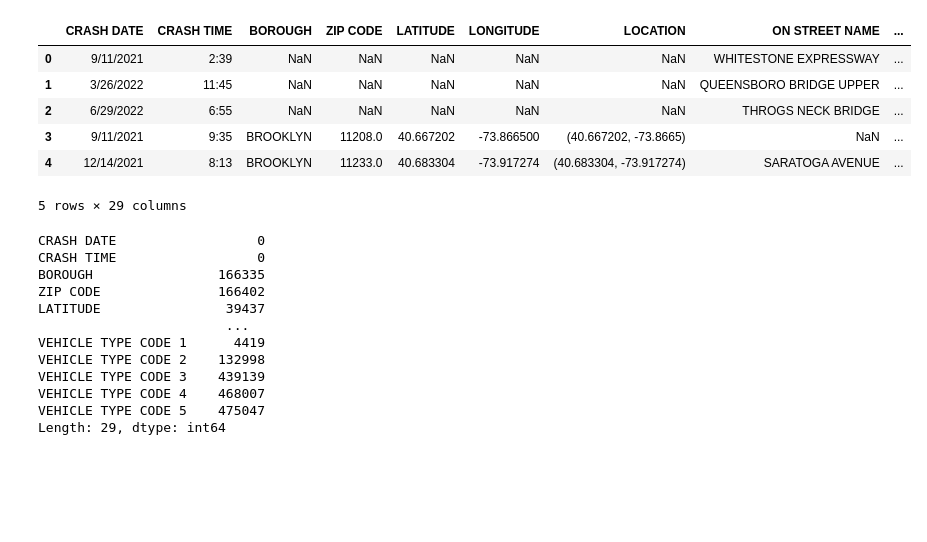
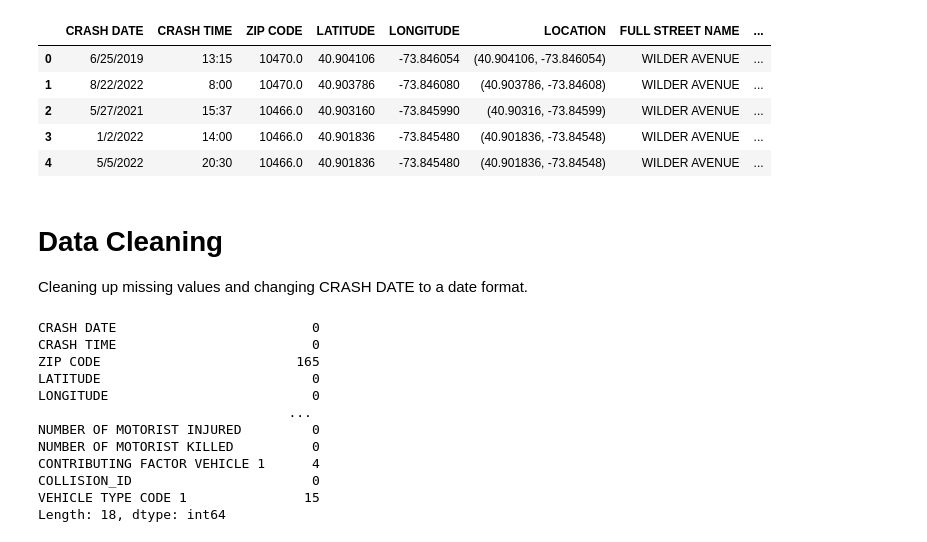
Before and after one commit to Austin-Gabriel/EDA-of-Accidents-in-NYC, a Jupyter notebook: PROJECT 2.EDA-of-Accidents-in-NYC.ipynb, the cells around one changed output. Drawn from its saved outputs; the diff is of its cells as text; code cells hidden in the pictures; blank space fills up the shorter version.

```diff
--- a/PROJECT 2.EDA-of-Accidents-in-NYC.ipynb
+++ b/PROJECT 2.EDA-of-Accidents-in-NYC.ipynb
@@ -9,30 +40,32 @@ import seaborn as sns
 
 import folium
 # %%
-df = pd.read_csv('Motor_Vehicle_Collisions_-_Crashes_20240504.csv')
+data = pd.read_csv('Motor_Vehicle_Collisions.csv')
 # %%
-df.head()
+data.head()
 # %% [output]
-|  | CRASH DATE | CRASH TIME | BOROUGH | ZIP CODE | LATITUDE | LONGITUDE | LOCATION | ON STREET NAME | ... |
-| 0 | 9/11/2021 | 2:39 | NaN | NaN | NaN | NaN | NaN | WHITESTONE EXPRESSWAY | ... |
-| 1 | 3/26/2022 | 11:45 | NaN | NaN | NaN | NaN | NaN | QUEENSBORO BRIDGE UPPER | ... |
-| 2 | 6/29/2022 | 6:55 | NaN | NaN | NaN | NaN | NaN | THROGS NECK BRIDGE | ... |
-| 3 | 9/11/2021 | 9:35 | BROOKLYN | 11208.0 | 40.667202 | -73.866500 | (40.667202, -73.8665) | NaN | ... |
-| 4 | 12/14/2021 | 8:13 | BROOKLYN | 11233.0 | 40.683304 | -73.917274 | (40.683304, -73.917274) | SARATOGA AVENUE | ... |
+|  | CRASH DATE | CRASH TIME | ZIP CODE | LATITUDE | LONGITUDE | LOCATION | FULL STREET NAME | ... |
+| 0 | 6/25/2019 | 13:15 | 10470.0 | 40.904106 | -73.846054 | (40.904106, -73.846054) | WILDER AVENUE | ... |
+| 1 | 8/22/2022 | 8:00 | 10470.0 | 40.903786 | -73.846080 | (40.903786, -73.84608) | WILDER AVENUE | ... |
+| 2 | 5/27/2021 | 15:37 | 10466.0 | 40.903160 | -73.845990 | (40.90316, -73.84599) | WILDER AVENUE | ... |
+| 3 | 1/2/2022 | 14:00 | 10466.0 | 40.901836 | -73.845480 | (40.901836, -73.84548) | WILDER AVENUE | ... |
+| 4 | 5/5/2022 | 20:30 | 10466.0 | 40.901836 | -73.845480 | (40.901836, -73.84548) | WILDER AVENUE | ... |
-5 rows × 29 columns
+# %% [markdown]
+# Data Cleaning
+Cleaning up missing values and changing CRASH DATE to a date format.
 # %%
-missing_values = df.isnull().sum()
+missing_values = data.isnull().sum()
 missing_values
 # %% [output]
-CRASH DATE                  0
-CRASH TIME                  0
-BOROUGH                166335
-ZIP CODE               166402
-LATITUDE                39437
-                        ...
-VEHICLE TYPE CODE 1      4419
-VEHICLE TYPE CODE 2    132998
-VEHICLE TYPE CODE 3    439139
-VEHICLE TYPE CODE 4    468007
-VEHICLE TYPE CODE 5    475047
-Length: 29, dtype: int64
+CRASH DATE                         0
+CRASH TIME                         0
+ZIP CODE                         165
+LATITUDE                           0
+LONGITUDE                          0
+                                ...
+NUMBER OF MOTORIST INJURED         0
+NUMBER OF MOTORIST KILLED          0
+CONTRIBUTING FACTOR VEHICLE 1      4
+COLLISION_ID                       0
+VEHICLE TYPE CODE 1               15
+Length: 18, dtype: int64
```
Also changed, not shown: parts of 15 cells of this notebook, 5 other files.
